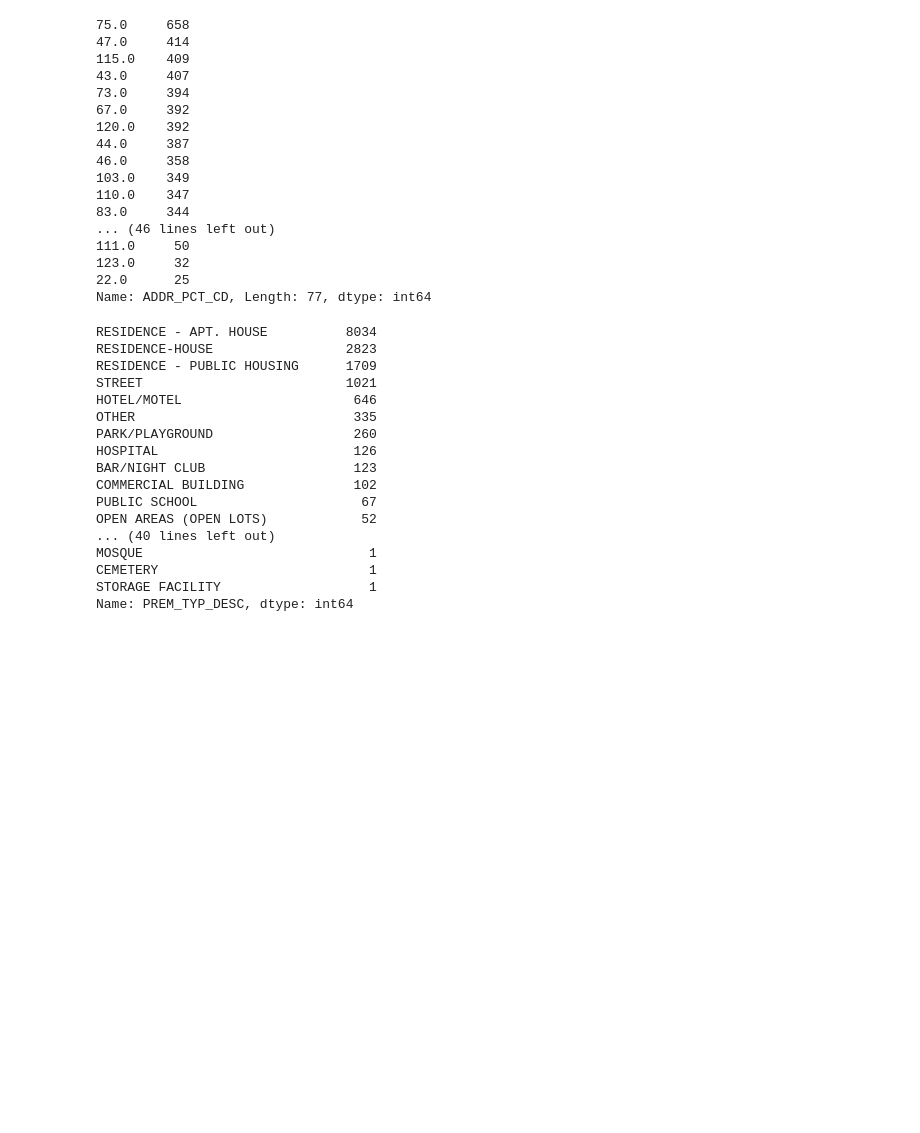
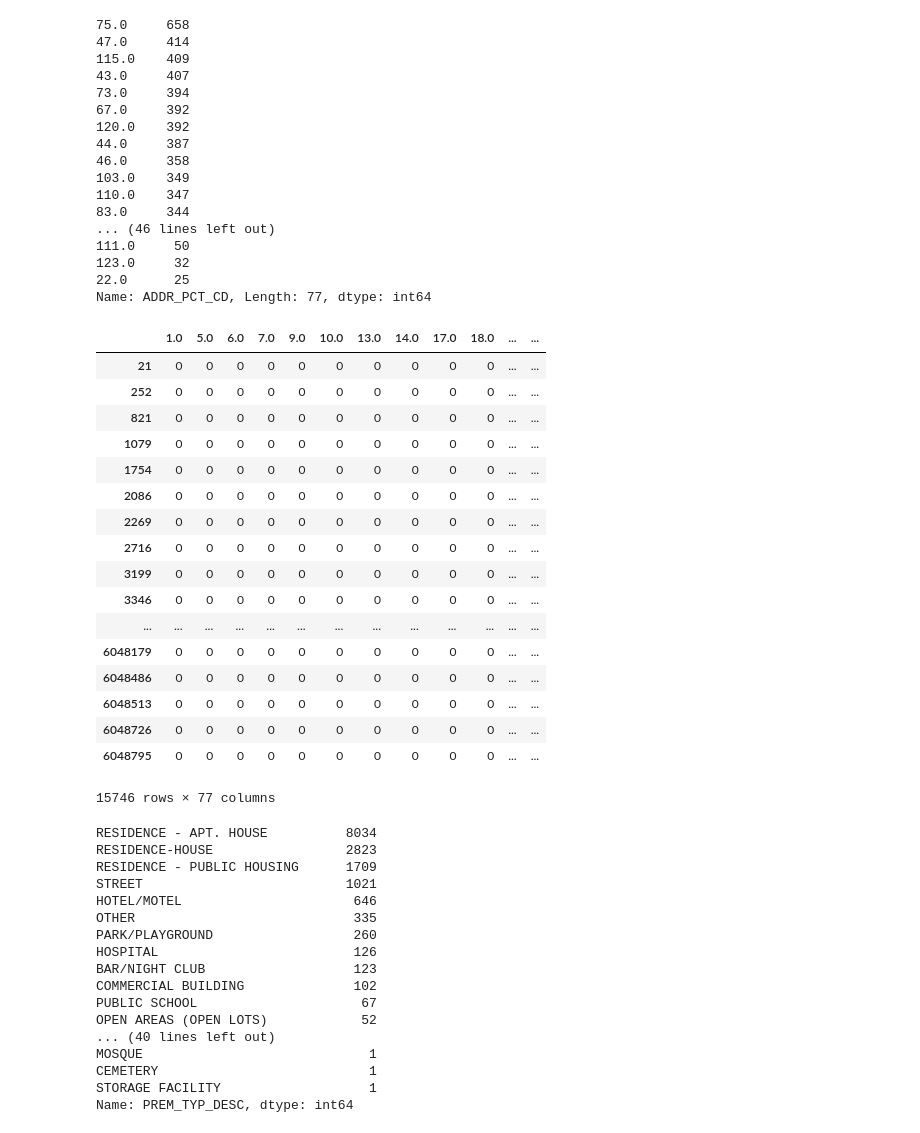
Before and after one commit to lgofish/Unit3Capstone, a Jupyter notebook: NYC_RapeData_v4.ipynb, the cells around one changed output. Cells and saved outputs as stored; diff of their text form; code cells hidden in the pictures; blank space fills up the shorter version.

```diff
--- a/NYC_RapeData_v4.ipynb
+++ b/NYC_RapeData_v4.ipynb
@@ -495,3 +568,24 @@ df_rape['ADDR_PCT_CD'].value_counts()
 Name: ADDR_PCT_CD, Length: 77, dtype: int64
 # %%
 Precinct_Dummies = pd.get_dummies(df_rape['ADDR_PCT_CD'])
+# %%
+Precinct_Dummies
+# %% [output]
+|  | 1.0 | 5.0 | 6.0 | 7.0 | 9.0 | 10.0 | 13.0 | 14.0 | 17.0 | 18.0 | ... | ... |
+| 21 | 0 | 0 | 0 | 0 | 0 | 0 | 0 | 0 | 0 | 0 | ... | ... |
+| 252 | 0 | 0 | 0 | 0 | 0 | 0 | 0 | 0 | 0 | 0 | ... | ... |
+| 821 | 0 | 0 | 0 | 0 | 0 | 0 | 0 | 0 | 0 | 0 | ... | ... |
+| 1079 | 0 | 0 | 0 | 0 | 0 | 0 | 0 | 0 | 0 | 0 | ... | ... |
+| 1754 | 0 | 0 | 0 | 0 | 0 | 0 | 0 | 0 | 0 | 0 | ... | ... |
+| 2086 | 0 | 0 | 0 | 0 | 0 | 0 | 0 | 0 | 0 | 0 | ... | ... |
+| 2269 | 0 | 0 | 0 | 0 | 0 | 0 | 0 | 0 | 0 | 0 | ... | ... |
+| 2716 | 0 | 0 | 0 | 0 | 0 | 0 | 0 | 0 | 0 | 0 | ... | ... |
+| 3199 | 0 | 0 | 0 | 0 | 0 | 0 | 0 | 0 | 0 | 0 | ... | ... |
+| 3346 | 0 | 0 | 0 | 0 | 0 | 0 | 0 | 0 | 0 | 0 | ... | ... |
+| ... | ... | ... | ... | ... | ... | ... | ... | ... | ... | ... | ... | ... |
+| 6048179 | 0 | 0 | 0 | 0 | 0 | 0 | 0 | 0 | 0 | 0 | ... | ... |
+| 6048486 | 0 | 0 | 0 | 0 | 0 | 0 | 0 | 0 | 0 | 0 | ... | ... |
+| 6048513 | 0 | 0 | 0 | 0 | 0 | 0 | 0 | 0 | 0 | 0 | ... | ... |
+| 6048726 | 0 | 0 | 0 | 0 | 0 | 0 | 0 | 0 | 0 | 0 | ... | ... |
+| 6048795 | 0 | 0 | 0 | 0 | 0 | 0 | 0 | 0 | 0 | 0 | ... | ... |
+15746 rows × 77 columns
```
Also changed, not shown: parts of 62 cells of this notebook.
